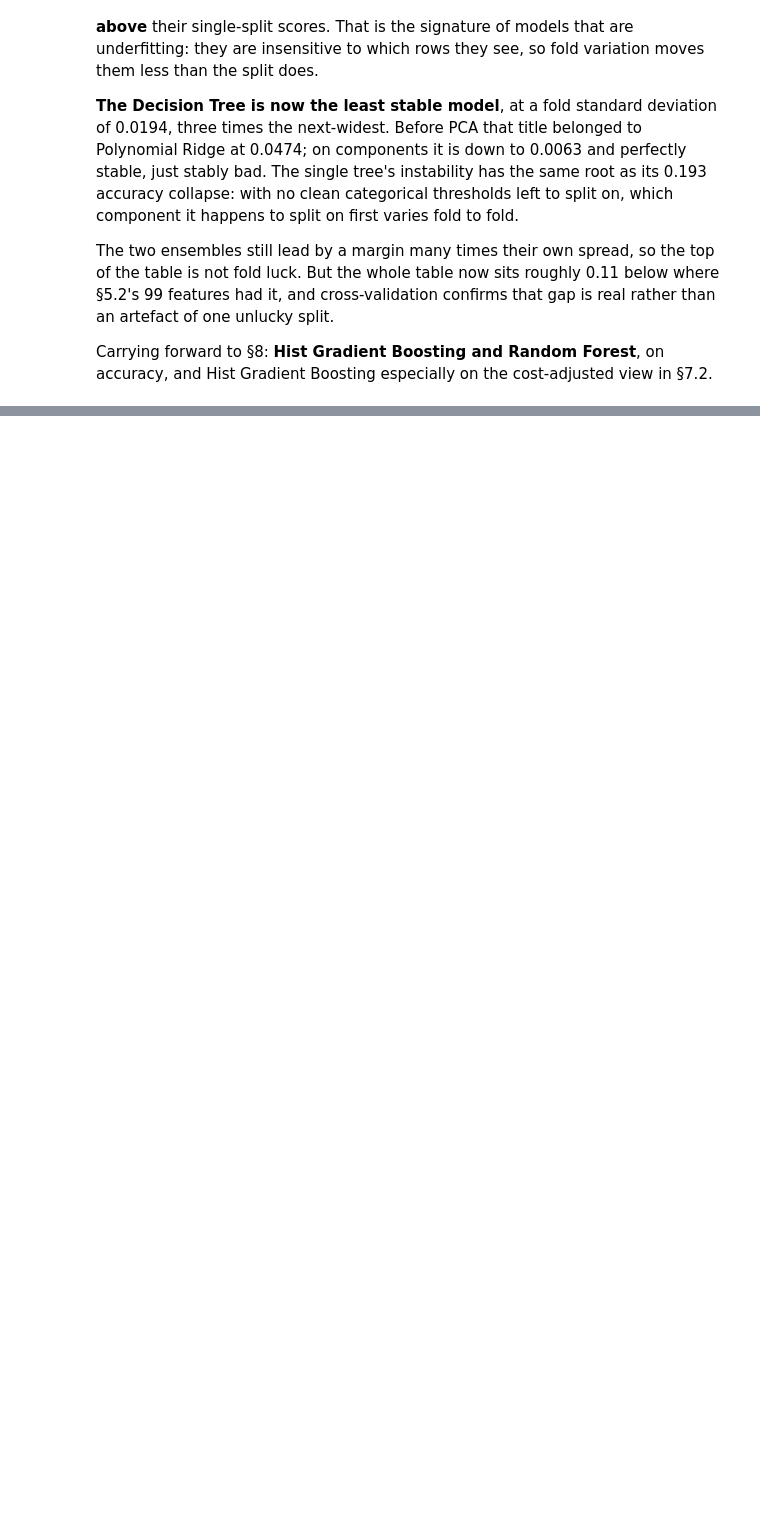
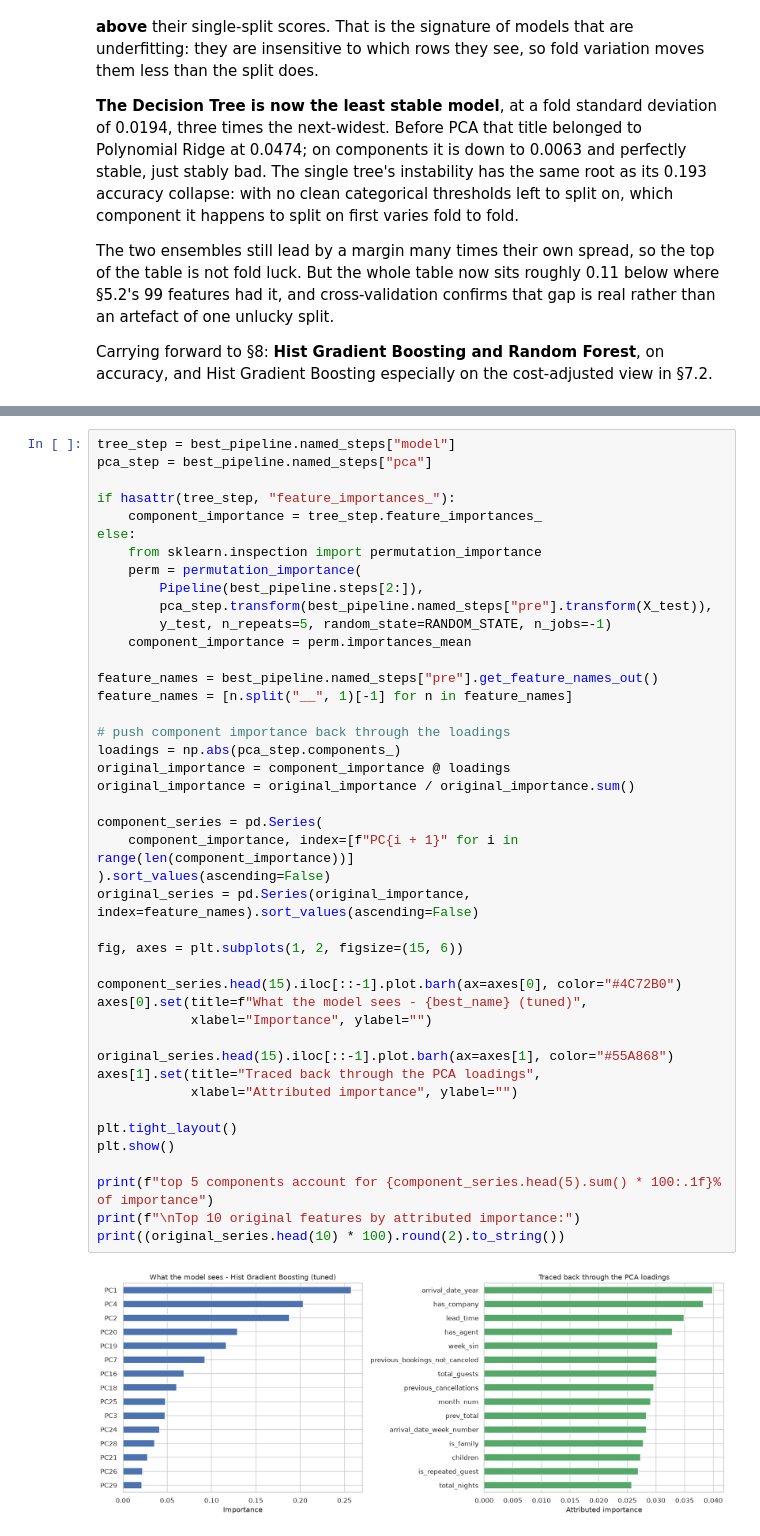
Before and after one commit to AnanyaBottu/ml-capstone, a Jupyter notebook: notebooks/regression.ipynb, the cells around one changed output, grey strips where cells are left out. Drawn from its saved outputs; the diff is of its cells as text; blank space fills up the shorter version.

```diff
--- a/notebooks/regression.ipynb
+++ b/notebooks/regression.ipynb
@@ -1046,0 +1322,45 @@ accuracy, and Hist Gradient Boosting especially on the cost-adjusted view in
+# %%
+tree_step = best_pipeline.named_steps["model"]
+pca_step = best_pipeline.named_steps["pca"]
+
+if hasattr(tree_step, "feature_importances_"):
+    component_importance = tree_step.feature_importances_
+else:
+    from sklearn.inspection import permutation_importance
+    perm = permutation_importance(
+        Pipeline(best_pipeline.steps[2:]),
+        pca_step.transform(best_pipeline.named_steps["pre"].transform(X_test)),
+        y_test, n_repeats=5, random_state=RANDOM_STATE, n_jobs=-1)
+    component_importance = perm.importances_mean
+
+feature_names = best_pipeline.named_steps["pre"].get_feature_names_out()
+feature_names = [n.split("__", 1)[-1] for n in feature_names]
+
+# push component importance back through the loadings
+loadings = np.abs(pca_step.components_)
+original_importance = component_importance @ loadings
+original_importance = original_importance / original_importance.sum()
+
+component_series = pd.Series(
+    component_importance, index=[f"PC{i + 1}" for i in range(len(component_importance))]
+).sort_values(ascending=False)
+original_series = pd.Series(original_importance, index=feature_names).sort_values(ascending=False)
+
+fig, axes = plt.subplots(1, 2, figsize=(15, 6))
+
+component_series.head(15).iloc[::-1].plot.barh(ax=axes[0], color="#4C72B0")
+axes[0].set(title=f"What the model sees - {best_name} (tuned)",
+            xlabel="Importance", ylabel="")
+
+original_series.head(15).iloc[::-1].plot.barh(ax=axes[1], color="#55A868")
+axes[1].set(title="Traced back through the PCA loadings",
+            xlabel="Attributed importance", ylabel="")
+
+plt.tight_layout()
+plt.show()
+
+print(f"top 5 components account for {component_series.head(5).sum() * 100:.1f}% of importance")
+print(f"\nTop 10 original features by attributed importance:")
+print((original_series.head(10) * 100).round(2).to_string())
+# %% [output]
+[figure, added]
```
Also changed, not shown: parts of 19 cells of this notebook.
